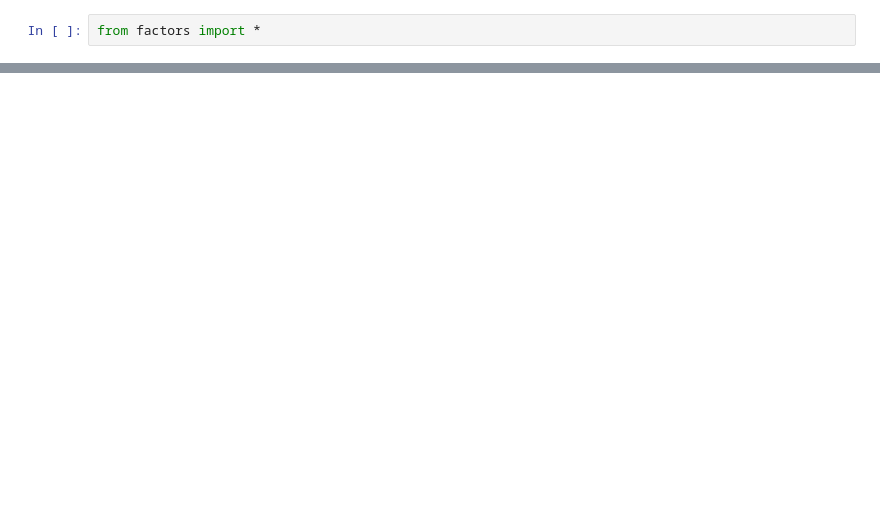
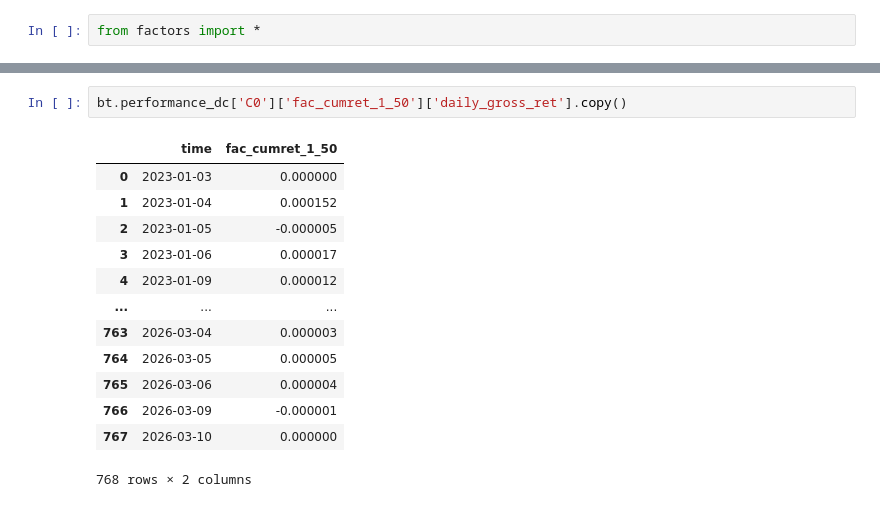
Before and after one commit to leoweng111/lionet, a Jupyter notebook: notebook/test_20260315.ipynb, the cells around one changed output, grey strips where cells are left out. Drawn from its saved outputs; the diff is of its cells as text; blank space fills up the shorter version.

```diff
--- a/notebook/test_20260315.ipynb
+++ b/notebook/test_20260315.ipynb
@@ -27,0 +76,16 @@ hash_tb
+# %%
+bt.performance_dc['C0']['fac_cumret_1_50']['daily_gross_ret'].copy()
+# %% [output]
+|  | time | fac_cumret_1_50 |
+| 0 | 2023-01-03 | 0.000000 |
+| 1 | 2023-01-04 | 0.000152 |
+| 2 | 2023-01-05 | -0.000005 |
+| 3 | 2023-01-06 | 0.000017 |
+| 4 | 2023-01-09 | 0.000012 |
+| ... | ... | ... |
+| 763 | 2026-03-04 | 0.000003 |
+| 764 | 2026-03-05 | 0.000005 |
+| 765 | 2026-03-06 | 0.000004 |
+| 766 | 2026-03-09 | -0.000001 |
+| 767 | 2026-03-10 | 0.000000 |
+768 rows × 2 columns
```
Also changed, not shown: parts of 11 cells of this notebook, 3 other files.
